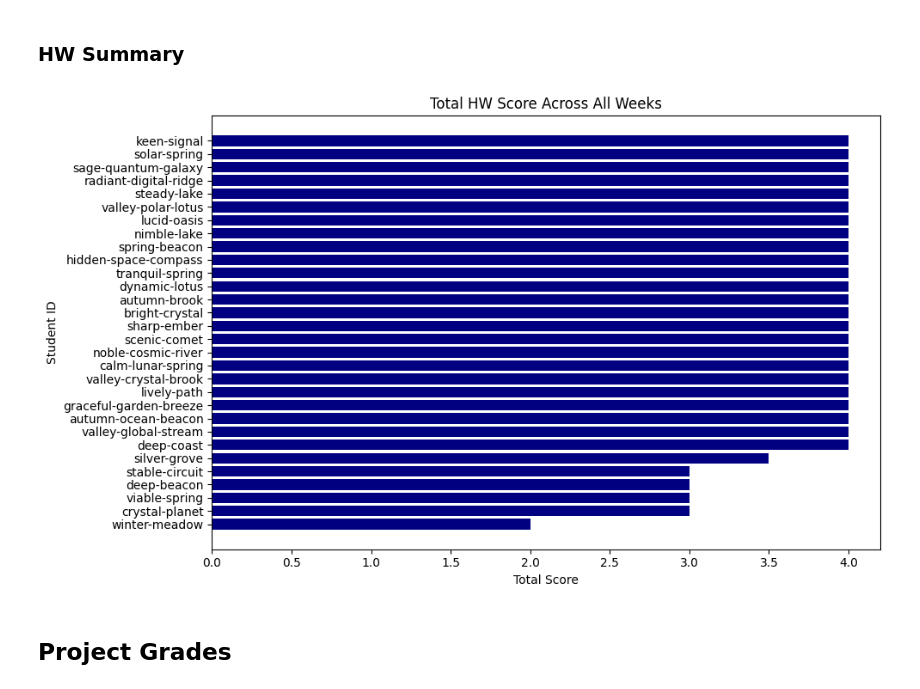
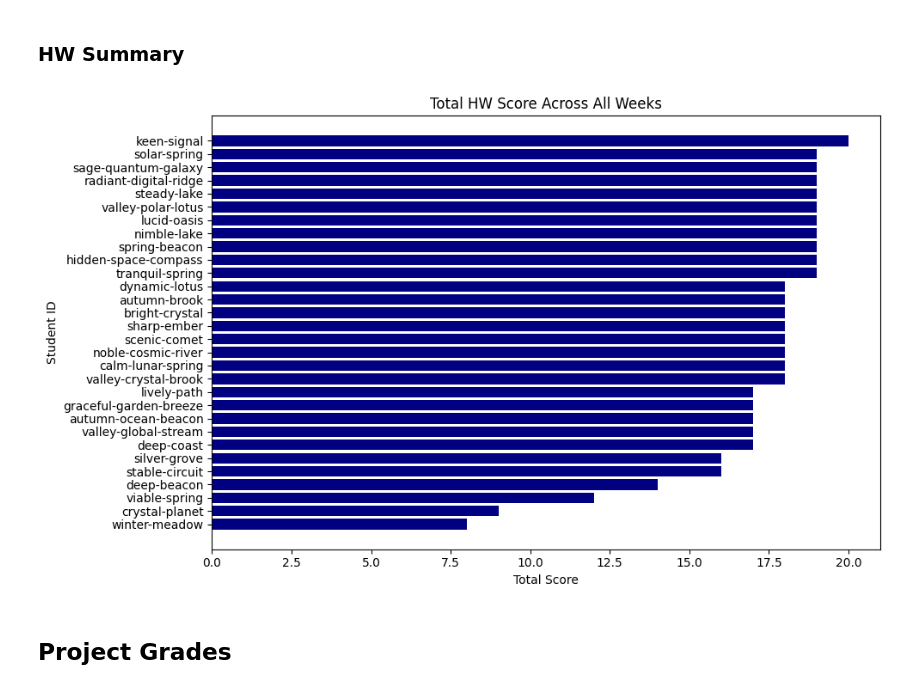
Before and after one commit to SU-IST707-SP25/student-grades-707, a Jupyter notebook: grade-overview.ipynb, the cells around one changed output. Cells and saved outputs as stored; diff of their text form; code cells hidden in the pictures.

```diff
--- a/grade-overview.ipynb
+++ b/grade-overview.ipynb
@@ -209,14 +211,14 @@ final_hw
 # %%
 final_hw.sort_values('total_score',inplace=True)
 plt.figure(figsize=(10,6))
-plt.barh(final_hw['public_id'], final_weekly['total_score'], color='navy')
+plt.barh(final_hw['public_id'], final_hw['total_score'], color='navy')
 plt.title('Total HW Score Across All Weeks')
 plt.xlabel('Total Score')
 plt.ylabel('Student ID')
 plt.tight_layout()
 plt.show()
 # %% [output]
-[figure, old version]
+[figure, new version]
 # %% [markdown]
 ## Project Grades
 # %%
```
Also changed, not shown: parts of 7 cells of this notebook.
